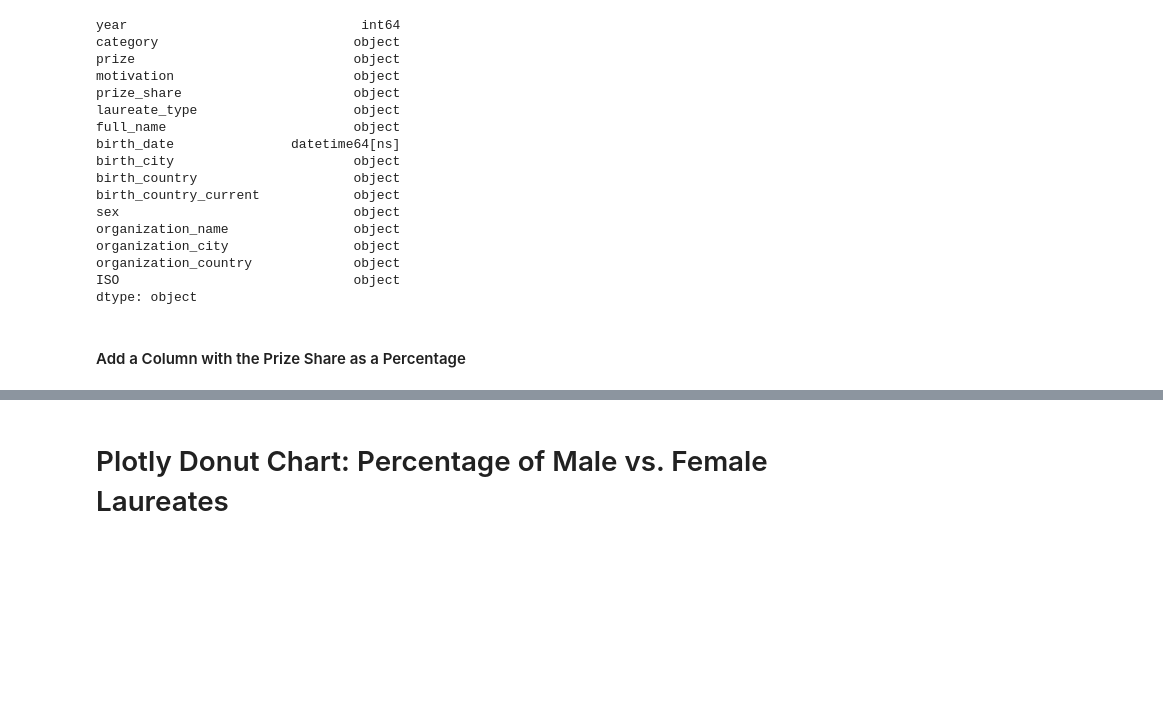
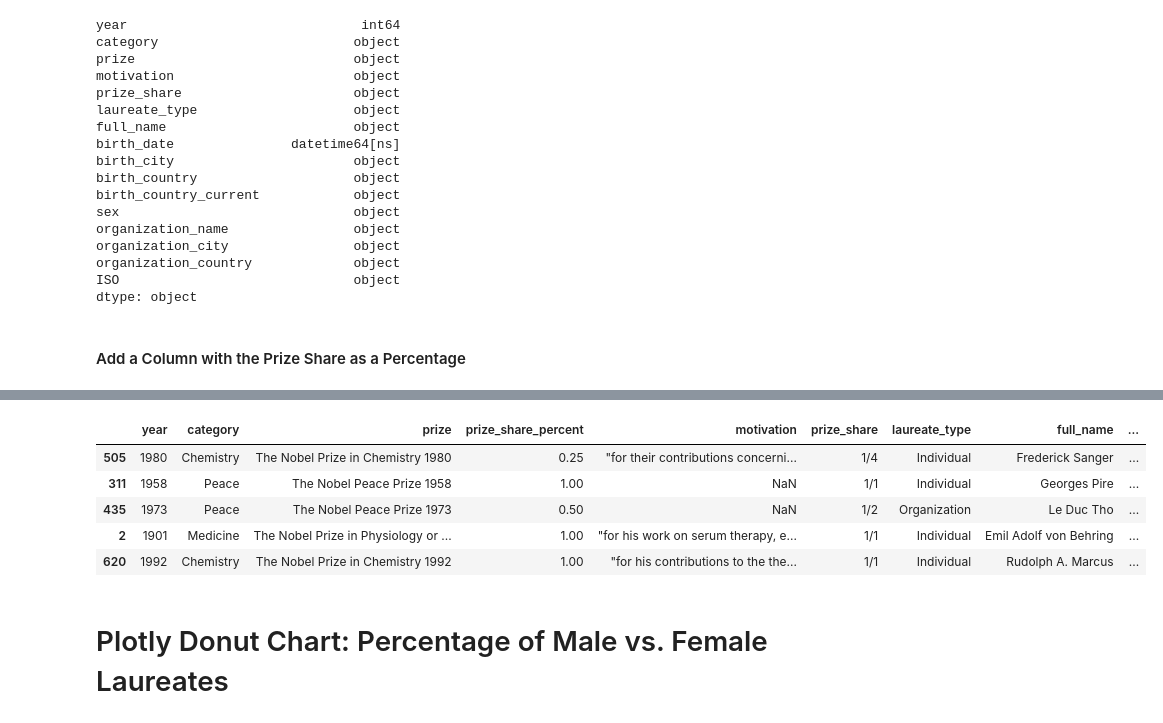
Before and after one commit to womaro/Story, a Jupyter notebook: Nobel_Prize_Analysis_(start).ipynb, the cells around one changed output, grey strips where cells are left out. Cells and saved outputs as stored; diff of their text form; code cells hidden in the pictures; blank space fills up the shorter version.

```diff
--- a/Nobel_Prize_Analysis_(start).ipynb
+++ b/Nobel_Prize_Analysis_(start).ipynb
@@ -154,3 +139,10 @@ ISO                              object
 dtype: object
 # %% [markdown]
 #### Add a Column with the Prize Share as a Percentage
+# %%
+temp = df_data.prize_share.astype(str).str.split("/")
+print(temp.loc[3])
+print(temp.loc[3][0])
+print(temp.loc[3][1])
+print(temp)
+print(type(temp))
@@ -157,3 +166,17 @@ dtype: object
+# %%
+for i in range(0, len(temp)):
+  temp.loc[i] = int(temp.loc[i][0])/int(temp.loc[i][1])
+# %%
+df_data.insert(3, 'prize_share_percent', temp)
+# %%
+df_data.sample(5)
+# %% [output]
+|  | year | category | prize | prize_share_percent | motivation | prize_share | laureate_type | full_name | ... |
+| 505 | 1980 | Chemistry | The Nobel Prize in Chemistry 1980 | 0.25 | "for their contributions concerni... | 1/4 | Individual | Frederick Sanger | ... |
+| 311 | 1958 | Peace | The Nobel Peace Prize 1958 | 1.00 | NaN | 1/1 | Individual | Georges Pire | ... |
+| 435 | 1973 | Peace | The Nobel Peace Prize 1973 | 0.50 | NaN | 1/2 | Organization | Le Duc Tho | ... |
+| 2 | 1901 | Medicine | The Nobel Prize in Physiology or ... | 1.00 | "for his work on serum therapy, e... | 1/1 | Individual | Emil Adolf von Behring | ... |
+| 620 | 1992 | Chemistry | The Nobel Prize in Chemistry 1992 | 1.00 | "for his contributions to the the... | 1/1 | Individual | Rudolph A. Marcus | ... |
 # %% [markdown]
 # Plotly Donut Chart: Percentage of Male vs. Female Laureates
 # %% [markdown]
```
Also changed, not shown: parts of 3 cells of this notebook.
